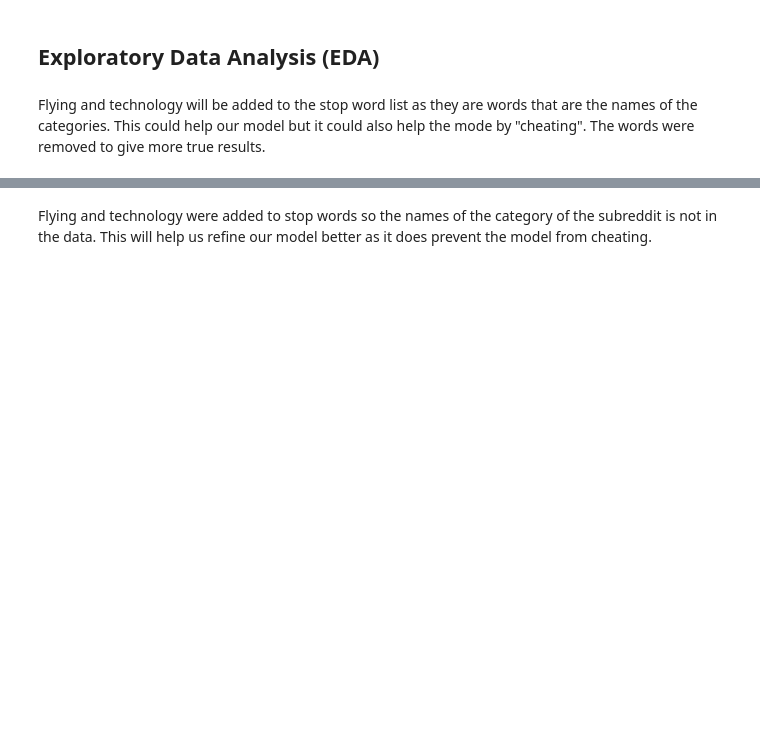
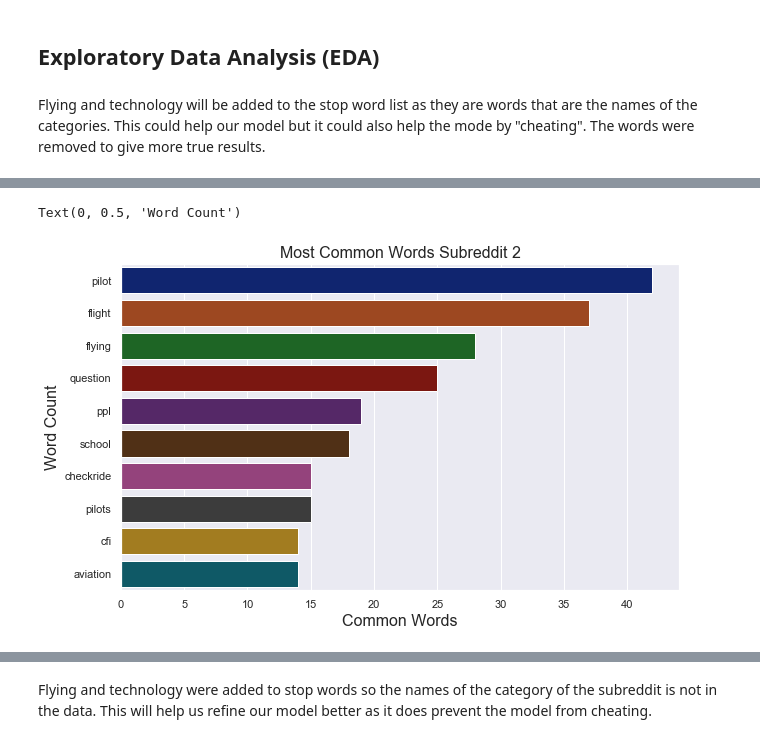
Before and after one commit to BrianJ1224/increasing_pilots, a Jupyter notebook: Code.ipynb, the cells around one changed output, grey strips where cells are left out. Cells and saved outputs as stored; diff of their text form; code cells hidden in the pictures; blank space fills up the shorter version.

```diff
--- a/Code.ipynb
+++ b/Code.ipynb
@@ -235,6 +230,5 @@ Length: 1583, dtype: int64
 # %%
-# Show top 20 words for combined
-common_words(subreddit2, 'title', 'common_words_subreddit2')
+com_words_2=common_words(subreddit2, 'title', 'common_words_subreddit2');
 # %% [output]
 pilot         161
 flight        160
@@ -267,0 +282,10 @@ Length: 2975, dtype: int64
+# %%
+plt.figure(figsize=(10,6))
+sns.barplot(y=com_words_2.index[:10], x=com_words[:10], palette = ('dark'), orient='h')
+sns.set(style='darkgrid')
+plt.title('Most Common Words Subreddit 2', fontsize=16)
+plt.xlabel(xlabel='Common Words', fontsize=16)
+plt.ylabel(ylabel='Word Count', fontsize=16)
+# %% [output]
+Text(0, 0.5, 'Word Count')
+[figure, added]
```
Also changed, not shown: parts of 37 cells of this notebook, 1 other file.
